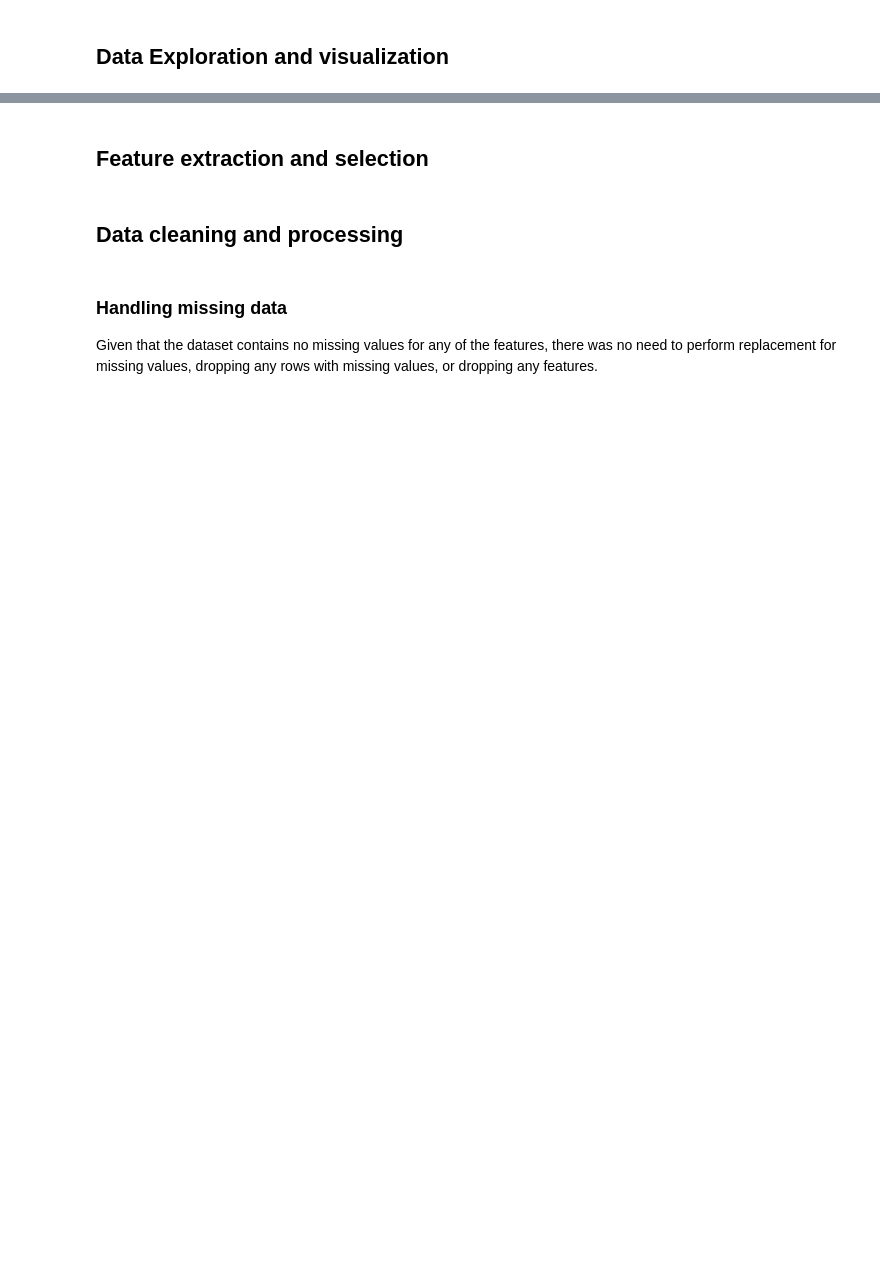
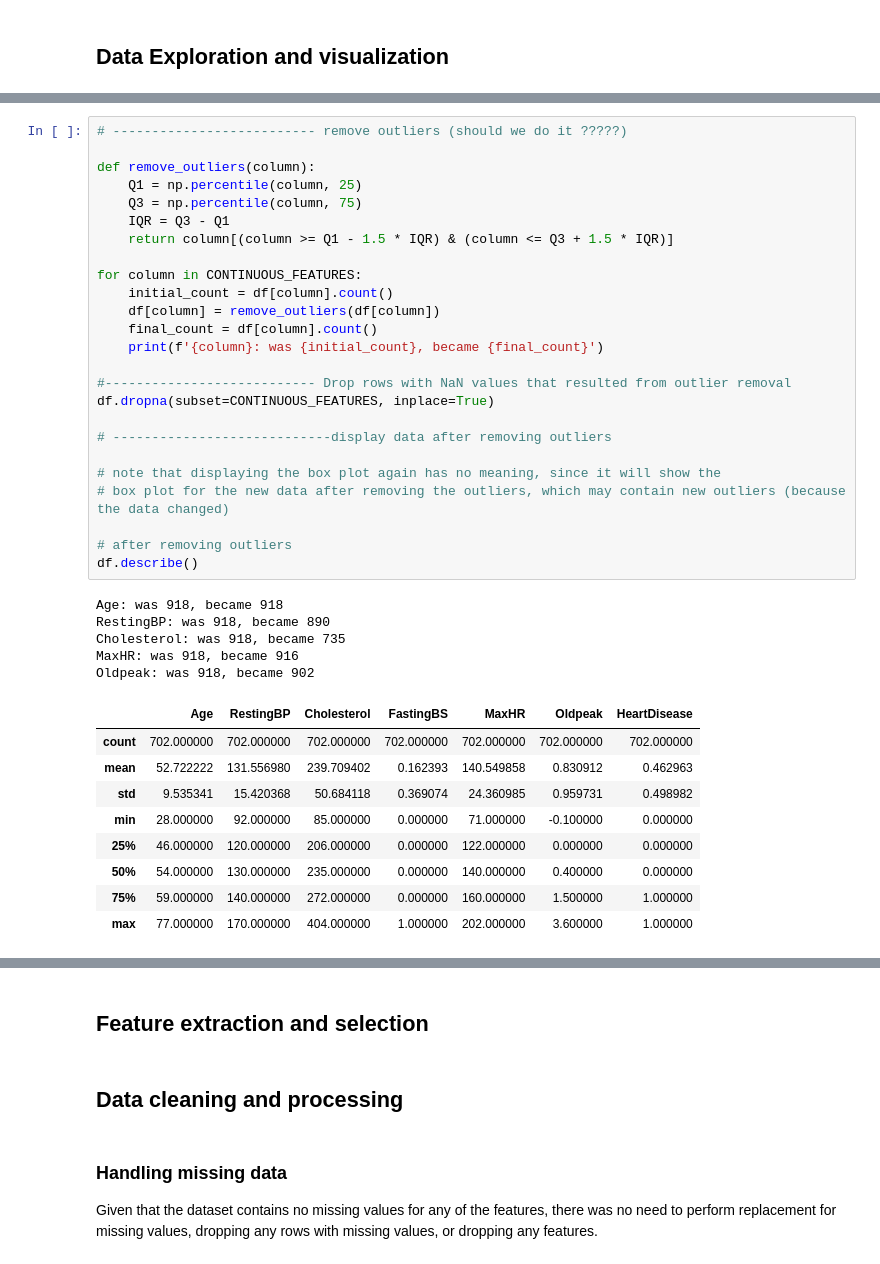
Before and after one commit to hosain-ghoraba/Heart-Disease-detection, a Jupyter notebook: Heart_Failure_Prediction.ipynb, the cells around one changed output, grey strips where cells are left out. Saved outputs shown, nothing was run; the diff lists cells and outputs as text; blank space fills up the shorter version.

```diff
--- a/Heart_Failure_Prediction.ipynb
+++ b/Heart_Failure_Prediction.ipynb
@@ -104,3 +181,43 @@ df.describe()
+# %%
+# -------------------------- remove outliers (should we do it ?????)
+
+def remove_outliers(column):
+    Q1 = np.percentile(column, 25)
+    Q3 = np.percentile(column, 75)
+    IQR = Q3 - Q1
+    return column[(column >= Q1 - 1.5 * IQR) & (column <= Q3 + 1.5 * IQR)]
+
+for column in CONTINUOUS_FEATURES:
+    initial_count = df[column].count()
+    df[column] = remove_outliers(df[column])
+    final_count = df[column].count()
+    print(f'{column}: was {initial_count}, became {final_count}')
+
+#--------------------------- Drop rows with NaN values that resulted from outlier removal
+df.dropna(subset=CONTINUOUS_FEATURES, inplace=True)
+
+# ----------------------------display data after removing outliers
+
+# note that displaying the box plot again has no meaning, since it will show the
+# box plot for the new data after removing the outliers, which may contain new outliers (because the data changed)
+
+# after removing outliers
+df.describe()
+# %% [output]
+Age: was 918, became 918
+RestingBP: was 918, became 890
+Cholesterol: was 918, became 735
+MaxHR: was 918, became 916
+Oldpeak: was 918, became 902
+|  | Age | RestingBP | Cholesterol | FastingBS | MaxHR | Oldpeak | HeartDisease |
+| count | 702.000000 | 702.000000 | 702.000000 | 702.000000 | 702.000000 | 702.000000 | 702.000000 |
+| mean | 52.722222 | 131.556980 | 239.709402 | 0.162393 | 140.549858 | 0.830912 | 0.462963 |
+| std | 9.535341 | 15.420368 | 50.684118 | 0.369074 | 24.360985 | 0.959731 | 0.498982 |
+| min | 28.000000 | 92.000000 | 85.000000 | 0.000000 | 71.000000 | -0.100000 | 0.000000 |
+| 25% | 46.000000 | 120.000000 | 206.000000 | 0.000000 | 122.000000 | 0.000000 | 0.000000 |
+| 50% | 54.000000 | 130.000000 | 235.000000 | 0.000000 | 140.000000 | 0.400000 | 0.000000 |
+| 75% | 59.000000 | 140.000000 | 272.000000 | 0.000000 | 160.000000 | 1.500000 | 1.000000 |
+| max | 77.000000 | 170.000000 | 404.000000 | 1.000000 | 202.000000 | 3.600000 | 1.000000 |
 # %%
 # Check for missing values in each column
 df.isnull().sum()
```
Also changed, not shown: parts of 34 cells of this notebook.
